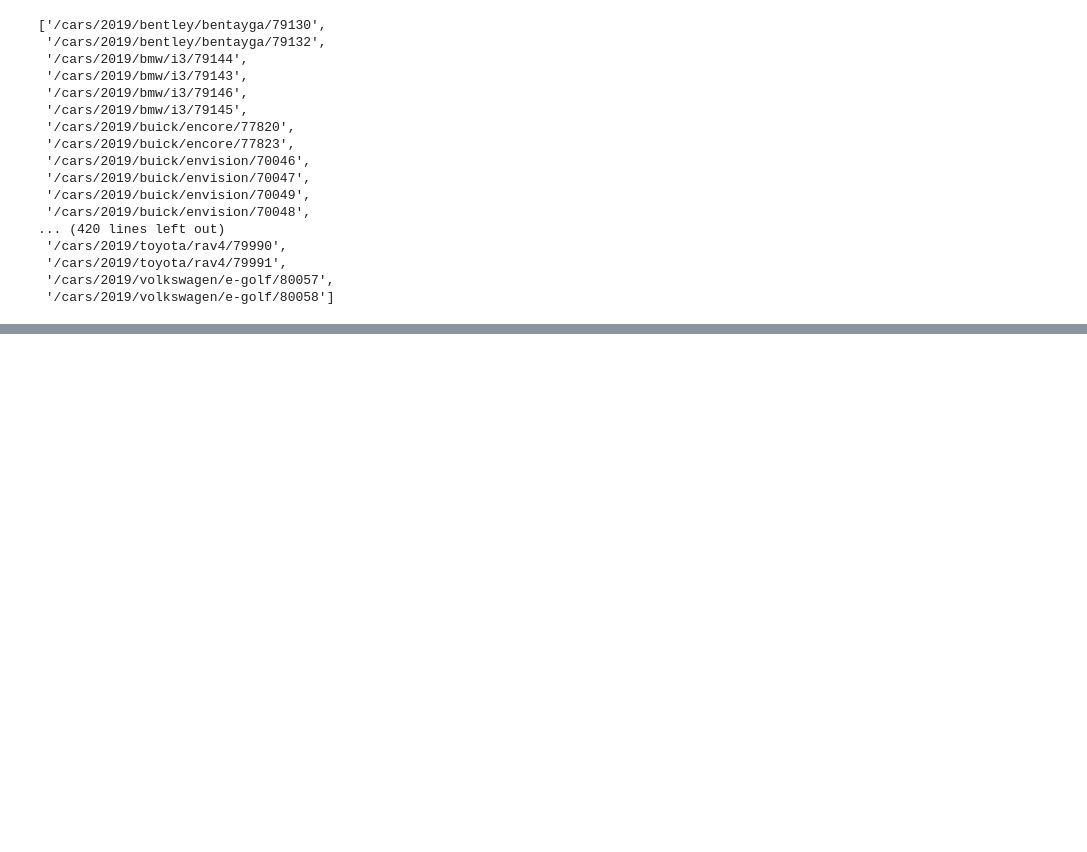
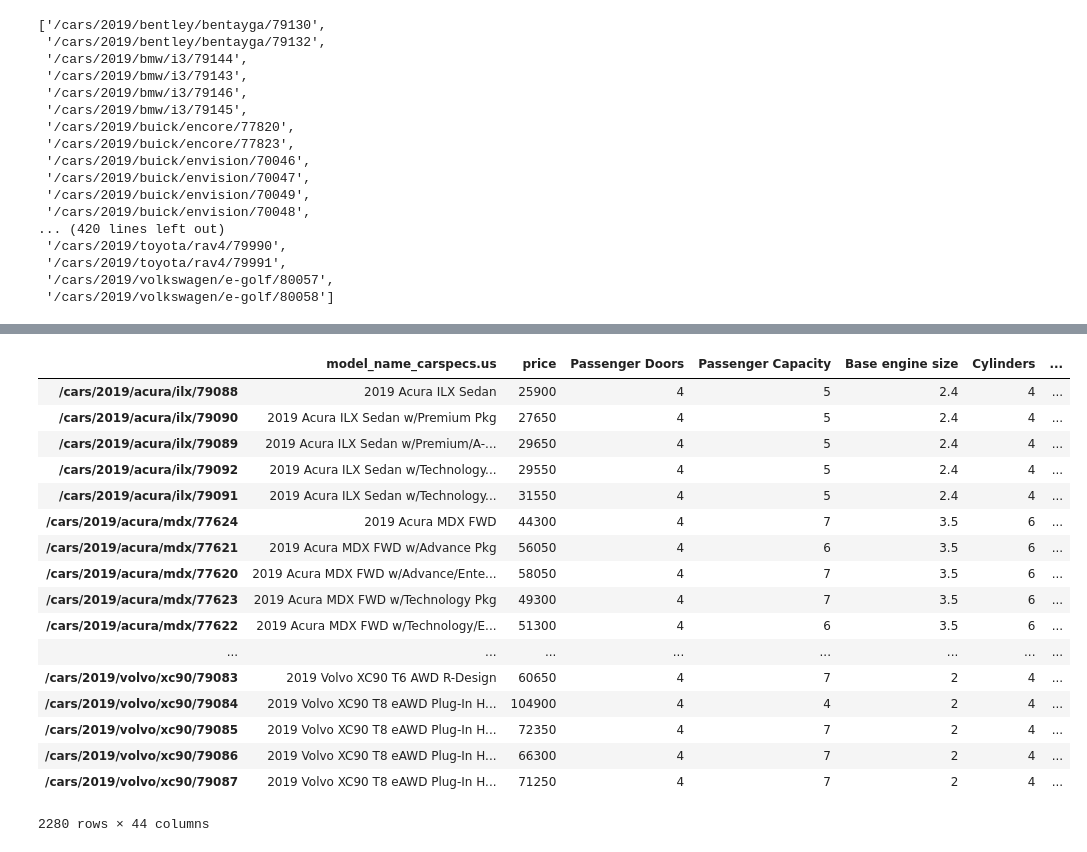
Before and after one commit to oqusous/car_recommendation_, a Jupyter notebook: 01_data_cleaning_carspec_.ipynb, the cells around one changed output, grey strips where cells are left out. Drawn from its saved outputs; the diff is of its cells as text; code cells hidden in the pictures; blank space fills up the shorter version.

```diff
--- a/01_data_cleaning_carspec_.ipynb
+++ b/01_data_cleaning_carspec_.ipynb
@@ -770,0 +1044,10 @@ df_reg.shape
+# %%
+df_reg.drop(['extra options', 'Weight Distributing Hitch - Max Tongue Weight',
+             'Weight Distributing Hitch - Max Trailer Weight'], 1, inplace = True)
+# %%
+df_reg.drop(['ABS Brakes Type',
+             'Rear Brake Rotor Diameter','Rear Drum Brake Dimensions', 'Reverse Ratio',
+             'Spare Tire Size','Spare Wheel Material', 'TPMS', 'Turning circle'], 1, inplace=True)
+# %%
+# Not so sure about dropping:::
+df_reg.drop(['0-60 mph','Front Wheel Material','Rear Brakes','Rear Wheel Material','Rear Wheel Width', 'Front Wheel Width'], 1, inplace=True)
@@ -790 +1075,14 @@ Index(['0-60 mph', '3rd Row Head Room', '3rd Row Hip Room', '3rd Row Leg Room',
       dtype='object')
+# %%
+df_reg = df_reg[['model_name_carspecs.us', 'price', 'Passenger Doors','Passenger Capacity',
+                 'Base engine size', 'Cylinders', 'Fuel tank capacity','EPA mileage (combined)', 'Engine type',
+                 'Horsepower', 'Horsepower RPM', 'Torque', 'Torque RPM', 'Drive type','Transmission',
+             'First Gear Ratio', 'Second Gear Ratio', 'Third Gear Ratio',
+             'Fourth Gear Ratio', 'Fifth Gear Ratio', 'Sixth Gear Ratio',
+             'Seventh Gear Ratio', 'Eighth Gear Ratio', 'Ninth Gear Ratio',
+             'third_row_seating', 'first_row_seating','rear_row_seating',
+             'Curb weight', 'Dead Weight Hitch - Max Tongue Weight', 'Dead Weight Hitch - Max Trailer Weight',
+             'Height','Length', 'Wheelbase', 'Width', 'Front track', 'Rear track',
+             'Front Brakes', 'Front Suspension Type', 'Front Tire Size','Front Wheel Diameter',
+             'Rear Suspension Type', 'Rear Tire Size', 'Rear Wheel Diameter',
+             'extra_options']]
@@ -790,0 +1142,21 @@ Index(['0-60 mph', '3rd Row Head Room', '3rd Row Hip Room', '3rd Row Leg Room',
+# %%
+df_reg
+# %% [output]
+|  | model_name_carspecs.us | price | Passenger Doors | Passenger Capacity | Base engine size | Cylinders | ... |
+| /cars/2019/acura/ilx/79088 | 2019 Acura ILX Sedan | 25900 | 4 | 5 | 2.4 | 4 | ... |
+| /cars/2019/acura/ilx/79090 | 2019 Acura ILX Sedan w/Premium Pkg | 27650 | 4 | 5 | 2.4 | 4 | ... |
+| /cars/2019/acura/ilx/79089 | 2019 Acura ILX Sedan w/Premium/A-... | 29650 | 4 | 5 | 2.4 | 4 | ... |
+| /cars/2019/acura/ilx/79092 | 2019 Acura ILX Sedan w/Technology... | 29550 | 4 | 5 | 2.4 | 4 | ... |
+| /cars/2019/acura/ilx/79091 | 2019 Acura ILX Sedan w/Technology... | 31550 | 4 | 5 | 2.4 | 4 | ... |
+| /cars/2019/acura/mdx/77624 | 2019 Acura MDX FWD | 44300 | 4 | 7 | 3.5 | 6 | ... |
+| /cars/2019/acura/mdx/77621 | 2019 Acura MDX FWD w/Advance Pkg | 56050 | 4 | 6 | 3.5 | 6 | ... |
+| /cars/2019/acura/mdx/77620 | 2019 Acura MDX FWD w/Advance/Ente... | 58050 | 4 | 7 | 3.5 | 6 | ... |
+| /cars/2019/acura/mdx/77623 | 2019 Acura MDX FWD w/Technology Pkg | 49300 | 4 | 7 | 3.5 | 6 | ... |
+| /cars/2019/acura/mdx/77622 | 2019 Acura MDX FWD w/Technology/E... | 51300 | 4 | 6 | 3.5 | 6 | ... |
+| ... | ... | ... | ... | ... | ... | ... | ... |
+| /cars/2019/volvo/xc90/79083 | 2019 Volvo XC90 T6 AWD R-Design | 60650 | 4 | 7 | 2 | 4 | ... |
+| /cars/2019/volvo/xc90/79084 | 2019 Volvo XC90 T8 eAWD Plug-In H... | 104900 | 4 | 4 | 2 | 4 | ... |
+| /cars/2019/volvo/xc90/79085 | 2019 Volvo XC90 T8 eAWD Plug-In H... | 72350 | 4 | 7 | 2 | 4 | ... |
+| /cars/2019/volvo/xc90/79086 | 2019 Volvo XC90 T8 eAWD Plug-In H... | 66300 | 4 | 7 | 2 | 4 | ... |
+| /cars/2019/volvo/xc90/79087 | 2019 Volvo XC90 T8 eAWD Plug-In H... | 71250 | 4 | 7 | 2 | 4 | ... |
+2280 rows × 44 columns
```
Also changed, not shown: parts of 52 cells of this notebook, 2 other files.
